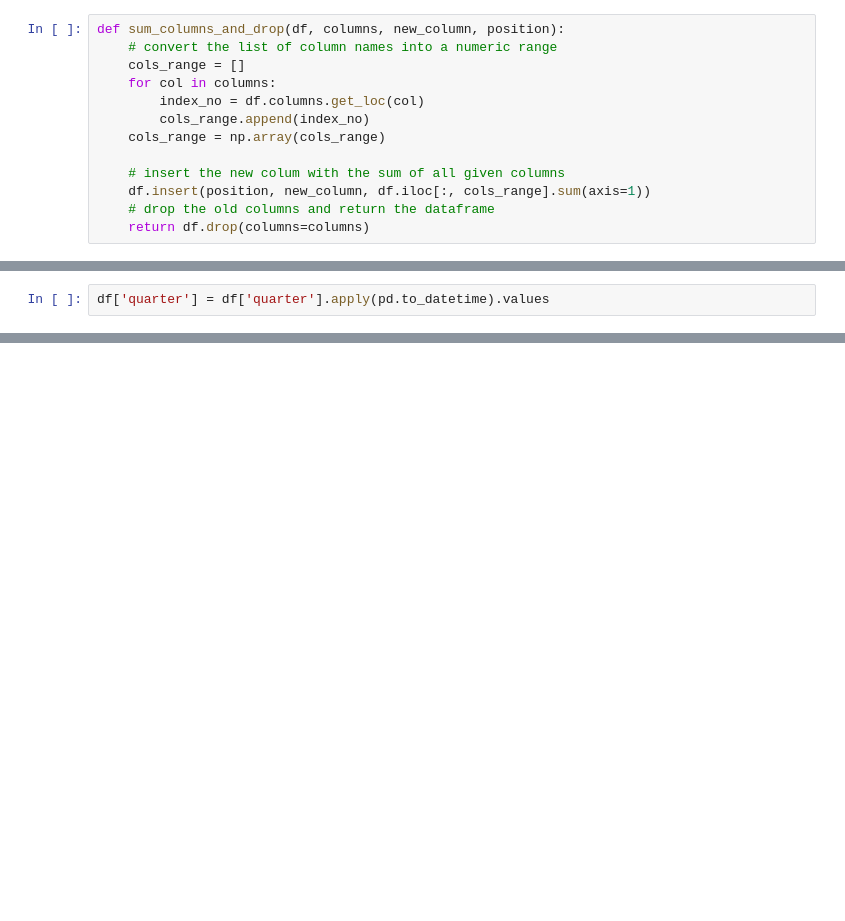
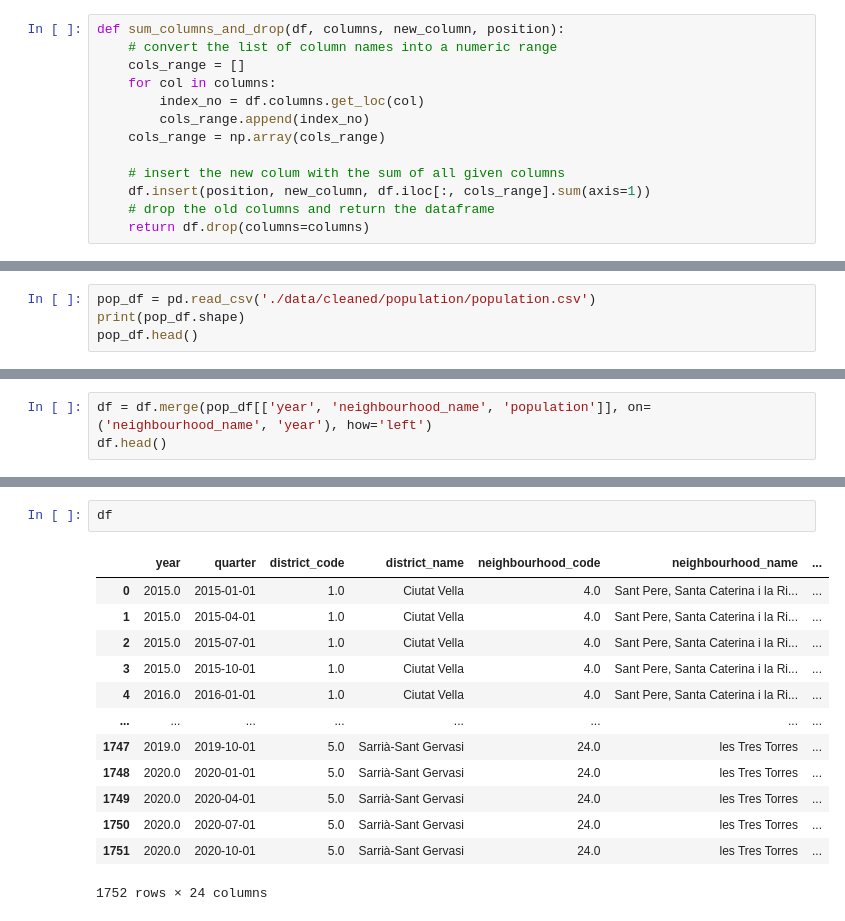
Before and after one commit to AntoniaVillarino/renting_airbnb_barcelona, a Jupyter notebook: variables_visualization.ipynb, the cells around one changed output, grey strips where cells are left out. Drawn from its saved outputs; the diff is of its cells as text; blank space fills up the shorter version.

```diff
--- a/variables_visualization.ipynb
+++ b/variables_visualization.ipynb
@@ -93,2 +69,0 @@ variables
-# %%
-df['quarter'] = df['quarter'].apply(pd.to_datetime).values
@@ -94,0 +72,4 @@ df['quarter'] = df['quarter'].apply(pd.to_datetime).values
+# %%
+pop_df = pd.read_csv('./data/cleaned/population/population.csv')
+print(pop_df.shape)
+pop_df.head()
@@ -94,0 +86,3 @@ df['quarter'] = df['quarter'].apply(pd.to_datetime).values
+# %%
+df = df.merge(pop_df[['year', 'neighbourhood_name', 'population']], on=('neighbourhood_name', 'year'), how='left')
+df.head()
@@ -94,0 +97,16 @@ df['quarter'] = df['quarter'].apply(pd.to_datetime).values
+# %%
+df
+# %% [output]
+|  | year | quarter | district_code | district_name | neighbourhood_code | neighbourhood_name | ... |
+| 0 | 2015.0 | 2015-01-01 | 1.0 | Ciutat Vella | 4.0 | Sant Pere, Santa Caterina i la Ri... | ... |
+| 1 | 2015.0 | 2015-04-01 | 1.0 | Ciutat Vella | 4.0 | Sant Pere, Santa Caterina i la Ri... | ... |
+| 2 | 2015.0 | 2015-07-01 | 1.0 | Ciutat Vella | 4.0 | Sant Pere, Santa Caterina i la Ri... | ... |
+| 3 | 2015.0 | 2015-10-01 | 1.0 | Ciutat Vella | 4.0 | Sant Pere, Santa Caterina i la Ri... | ... |
+| 4 | 2016.0 | 2016-01-01 | 1.0 | Ciutat Vella | 4.0 | Sant Pere, Santa Caterina i la Ri... | ... |
+| ... | ... | ... | ... | ... | ... | ... | ... |
+| 1747 | 2019.0 | 2019-10-01 | 5.0 | Sarrià-Sant Gervasi | 24.0 | les Tres Torres | ... |
+| 1748 | 2020.0 | 2020-01-01 | 5.0 | Sarrià-Sant Gervasi | 24.0 | les Tres Torres | ... |
+| 1749 | 2020.0 | 2020-04-01 | 5.0 | Sarrià-Sant Gervasi | 24.0 | les Tres Torres | ... |
+| 1750 | 2020.0 | 2020-07-01 | 5.0 | Sarrià-Sant Gervasi | 24.0 | les Tres Torres | ... |
+| 1751 | 2020.0 | 2020-10-01 | 5.0 | Sarrià-Sant Gervasi | 24.0 | les Tres Torres | ... |
+1752 rows × 24 columns
```
Also changed, not shown: parts of 30 cells of this notebook, 8 other files.
